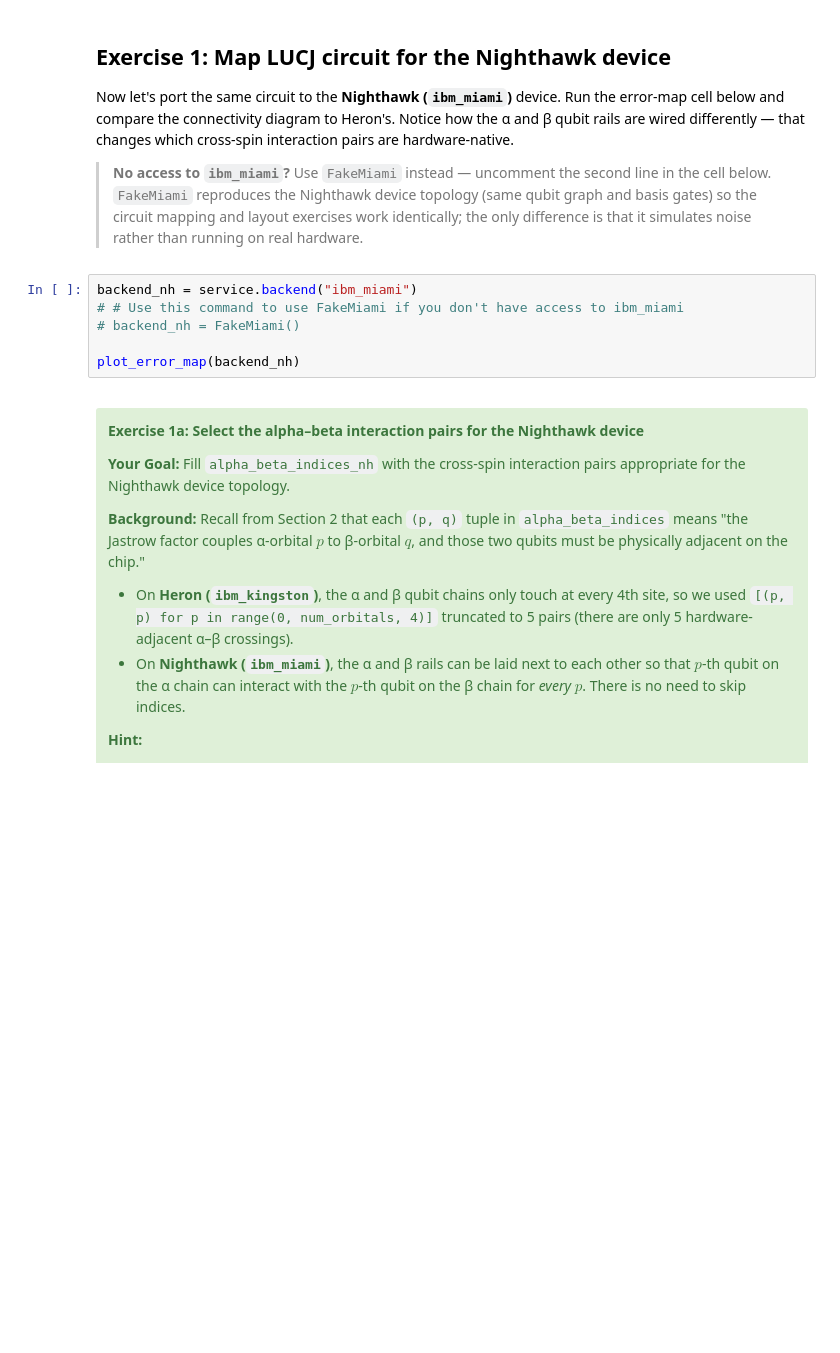
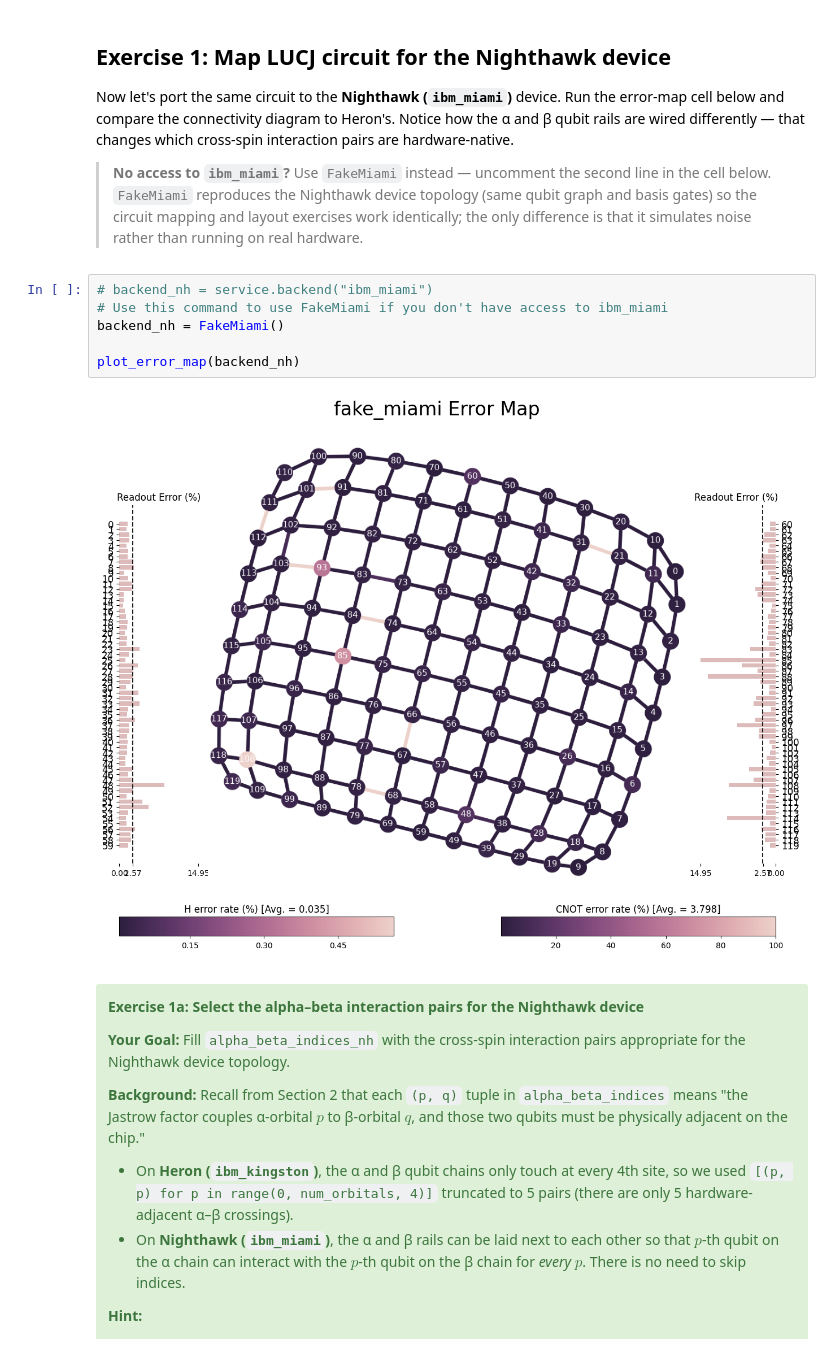
Before and after one commit to diegogerwig/Quantum_Computing, a Jupyter notebook: IBM Quantum 2026_07 Summer School/Lab_4/QGSS2026_Lab4c.ipynb, the cells around one changed output. Drawn from its saved outputs; the diff is of its cells as text; blank space fills up the shorter version.

```diff
--- a/IBM Quantum 2026_07 Summer School/Lab_4/QGSS2026_Lab4c.ipynb
+++ b/IBM Quantum 2026_07 Summer School/Lab_4/QGSS2026_Lab4c.ipynb
@@ -422,11 +417,13 @@ Notice how the α and β qubit rails are wired differently — that changes whic
 
 > **No access to `ibm_miami`?** Use `FakeMiami` instead — uncomment the second line in the cell below. `FakeMiami` reproduces the Nighthawk device topology (same qubit graph and basis gates) so the circuit mapping and layout exercises work identically; the only difference is that it simulates noise rather than running on real hardware.
 # %%
-backend_nh = service.backend("ibm_miami")
-# # Use this command to use FakeMiami if you don't have access to ibm_miami
-# backend_nh = FakeMiami()
+# backend_nh = service.backend("ibm_miami")
+# Use this command to use FakeMiami if you don't have access to ibm_miami
+backend_nh = FakeMiami()
 
 plot_error_map(backend_nh)
+# %% [output]
+[figure, added]
 # %% [markdown]
 <a id="exercise_1a"></a>
 <div class="alert alert-block alert-success">
```
Also changed, not shown: parts of 41 cells of this notebook, 1 other file.
